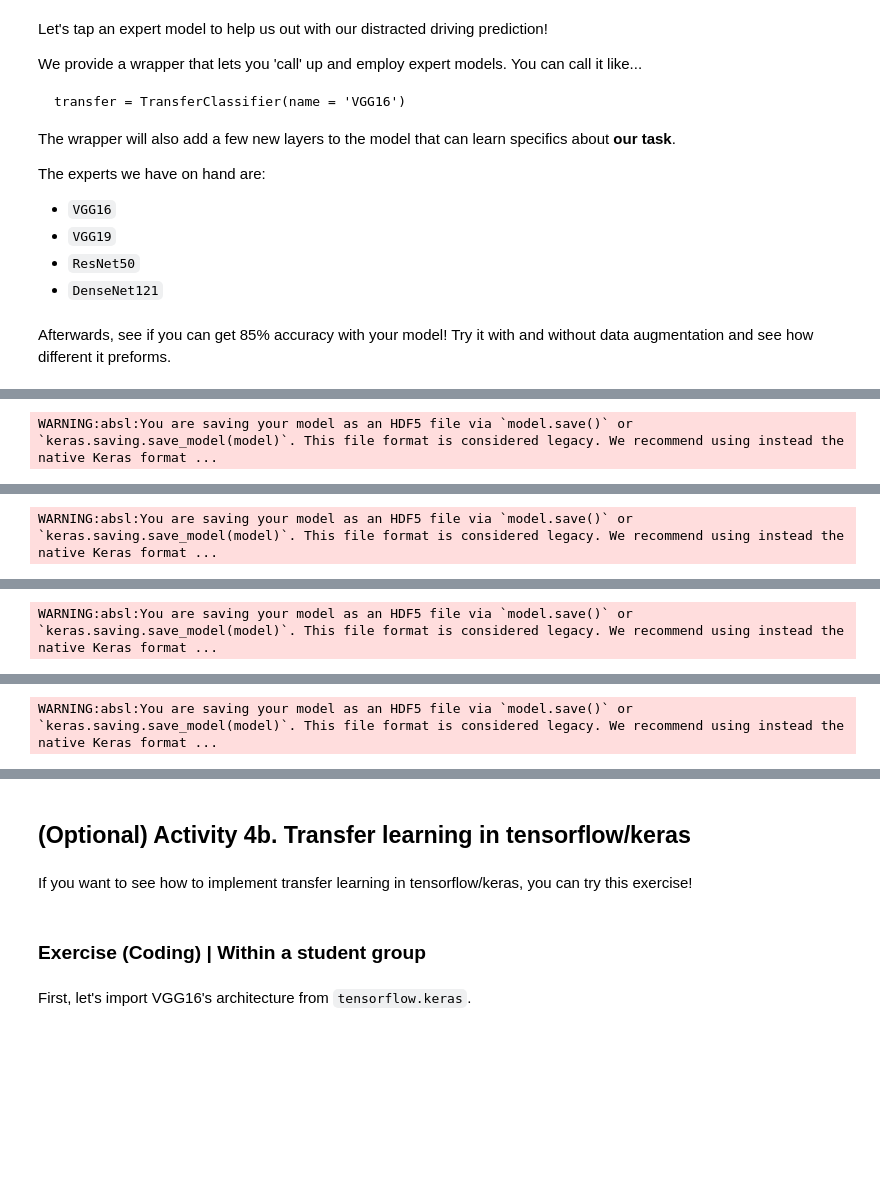
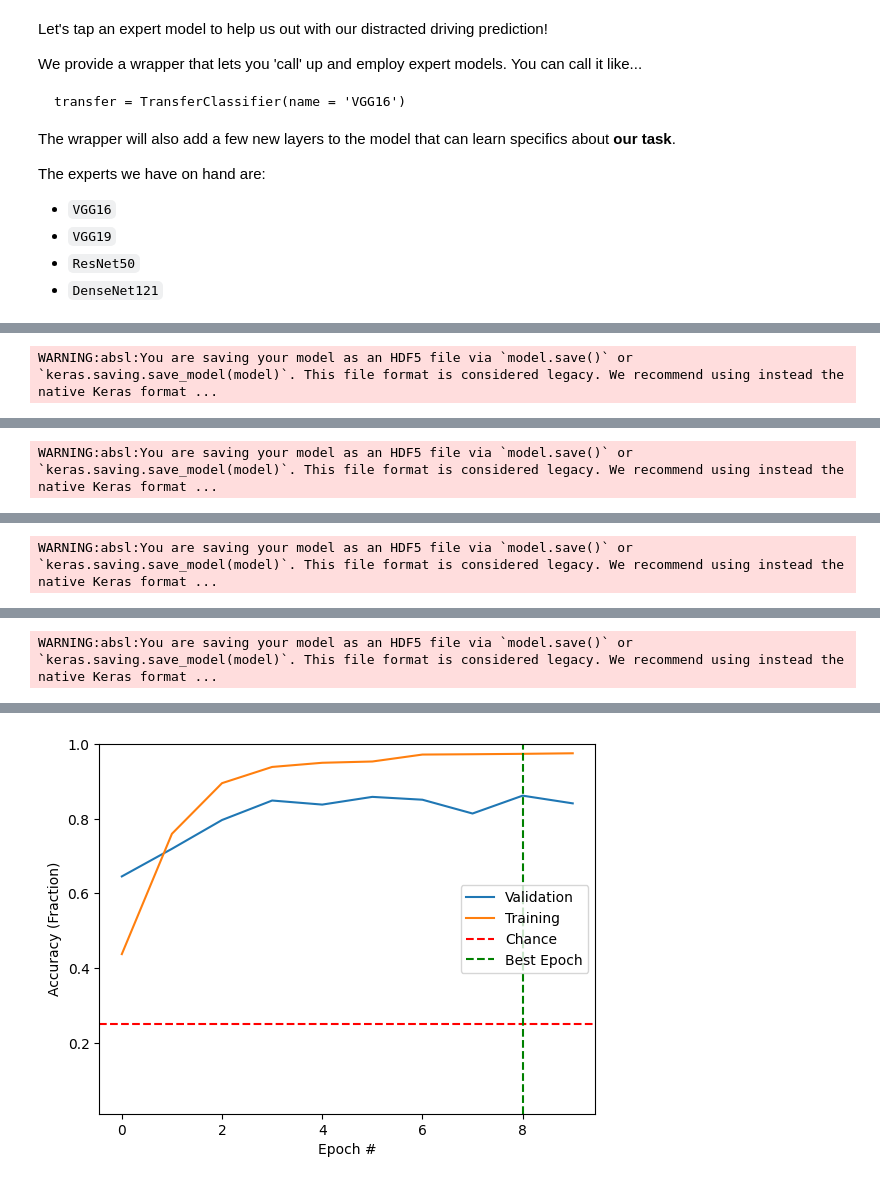
Before and after one commit to patelpayal2406/Distracted-Drivers-Detection, a Jupyter notebook: Payal_DistractedDrivers_Section2.ipynb, the cells around one changed output, grey strips where cells are left out. Saved outputs shown, nothing was run; the diff lists cells and outputs as text; code cells hidden in the pictures; blank space fills up the shorter version.

```diff
--- a/Payal_DistractedDrivers_Section2.ipynb
+++ b/Payal_DistractedDrivers_Section2.ipynb
@@ -12,8 +5,6 @@ In this notebook we will be:
 3.   Exploring Convolutional Neural Networks
 4.   Implementing Transfer Learning
 # %%
-#@title Run this to download data and prepare our environment! { display-mode: "form" }
-
 import numpy as np
 import pandas as pd
 
@@ -46,7 +37,7 @@ def label_to_numpy(labels):
   return final_labels
 
 class pkg:
-  #### DOWNLOADING AND LOADING DATA
+  # Downloading and loading data
   def get_metadata(metadata_path, which_splits = ['train', 'test']):
     '''returns metadata dataframe which contains columns of:
        * index: index of data into numpy data
@@ -57,7 +48,7 @@ class pkg:
     keep_idx = metadata['split'].isin(which_splits)
     metadata = metadata[keep_idx]
 
-    # Get dataframes for each class.
+    # Get dataframes for each class
     df_coffee_train = metadata[(metadata['class'] == 'DrinkingCoffee') & \
                          (metadata['split'] == 'train')]
     df_coffee_test = metadata[(metadata['class'] == 'DrinkingCoffee') & \
@@ -75,7 +66,7 @@ class pkg:
     df_radio_test = metadata[(metadata['class'] == 'UsingRadio') & \
                          (metadata['split'] == 'test')]
 
-    # Get number of items in class with lowest number of images.
+    # Get number of items in class with lowest number of images
     num_samples_train = min(df_coffee_train.shape[0], \
                             df_mirror_train.shape[0], \
                             df_attentive_train.shape[0], \
@@ -85,7 +76,7 @@ class pkg:
                             df_attentive_test.shape[0], \
                             df_radio_test.shape[0])
 
-    # Resample each of the classes and concatenate the images.
+    # Resample each of the classes and concatenate the images
     metadata_train = pd.concat([df_coffee_train.sample(num_samples_train), \
                           df_mirror_train.sample(num_samples_train), \
                           df_attentive_train.sample(num_samples_train), \
@@ -104,7 +95,7 @@ class pkg:
     returns images (data), labels from folder of format [image_folder]/[split_name]/[class_name]/
     flattens if flatten option is True
     '''
-    # Get dataframes for each class.
+    # Get dataframes for each class
     df_coffee_train = metadata[(metadata['class'] == 'DrinkingCoffee') & \
                          (metadata['split'] == 'train')]
     df_coffee_test = metadata[(metadata['class'] == 'DrinkingCoffee') & \
@@ -122,7 +113,7 @@ class pkg:
     df_radio_test = metadata[(metadata['class'] == 'UsingRadio') & \
                          (metadata['split'] == 'test')]
 
-    # Get number of items in class with lowest number of images.
+    # Get number of items in class with lowest number of images
     num_samples_train = min(df_coffee_train.shape[0], \
                             df_mirror_train.shape[0], \
                             df_attentive_train.shape[0], \
@@ -132,7 +123,7 @@ class pkg:
                             df_attentive_test.shape[0], \
                             df_radio_test.shape[0])
 
-    # Resample each of the classes and concatenate the images.
+    # Resample each of the classes and concatenate the images
     metadata_train = pd.concat([df_coffee_train.sample(num_samples_train), \
                           df_mirror_train.sample(num_samples_train), \
                           df_attentive_train.sample(num_samples_train), \
@@ -162,7 +153,7 @@ class pkg:
     return get_data_split('field', flatten, all_data, metadata, image_shape)
 
 class helpers:
-  #### PLOTTING
+  # Plotting
   def plot_image(data, num_ims, figsize=(8,6), labels = [], index = None, image_shape = [64,64,3]):
     '''
     if data is a single image, display that image
@@ -228,9 +219,9 @@ class helpers:
         stringlist.append(str(layer.activation))
 
     sms = "\n".join(stringlist)
-    sms = re.sub('_\d\d\d','', sms)
-    sms = re.sub('_\d\d','', sms)
-    sms = re.sub('_\d','', sms)
+    sms = re.sub(r'_\d\d\d','', sms)
+    sms = re.sub(r'_\d\d','', sms)
+    sms = re.sub(r'_\d','', sms)
     return sms
 
   # plotting model performance
@@ -285,7 +276,7 @@ class models:
 
     return expert_model
 
-### defining project variables
+# defining project variables
 # file variables
 # image_data_url       = 'https://drive.google.com/uc?id=1qmTuUyn0525-612yS-wkp8gHB72Wv_XP'
 # metadata_url         = 'https://drive.google.com/uc?id=1OfKnq3uIT29sXjWSZqOOpceig8Ul24OW'
@@ -300,15 +291,15 @@ nn_params['output_neurons']    = 4
 nn_params['loss']              = 'categorical_crossentropy'
 nn_params['output_activation'] = 'softmax'
 
-### Download data
+# Download data
 !wget -q --show-progress 'https://storage.googleapis.com/inspirit-ai-data-bucket-1/Data/AI%20Scholars/Sessions%206%20-%2010%20(Projects)/Project%20-%20Driver%20Distraction%20Detection/metadata.csv'
 !wget -q --show-progress 'https://storage.googleapis.com/inspirit-ai-data-bucket-1/Data/AI%20Scholars/Sessions%206%20-%2010%20(Projects)/Project%20-%20Driver%20Distraction%20Detection/image_data.npy'
 
-### pre-loading all data of interest
+# pre-loading all data of interest
 _all_data = np.load('image_data.npy')
 _metadata = pkg.get_metadata(metadata_path, ['train','test','field'])
 
-### preparing definitions
+# preparing definitions
 # downloading and loading data
 get_data_split = pkg.get_data_split
 get_metadata    = lambda :                 pkg.get_metadata(metadata_path, ['train','test'])
@@ -824,10 +777,8 @@ The experts we have on hand are:
 * `VGG19`
 * `ResNet50`
 * `DenseNet121`
-# %% [markdown]
-Afterwards, see if you can get 85% accuracy with your model! Try it with and without data augmentation and see how different it preforms.
 # %%
-# As always, we get our data first
+# we get our data first
 (X_train, y_train) = get_train_data(flatten=True)
 (X_test, y_test) = get_test_data(flatten=True)
 
@@ -837,9 +788,7 @@ X_test = X_test.reshape([-1, 64, 64, 3])
 y_train = label_to_numpy(y_train)
 y_test = label_to_numpy(y_test)
 
-### YOUR CODE HERE
-transfer = TransferClassifier(name = 'VGG19')
+transfer = TransferClassifier(name = 'VGG16')
 transfer.fit(data_augmentation.flow(X_train, y_train, batch_size=32), epochs = 10, validation_data = (X_test, y_test), shuffle = True, callbacks = [monitor])
 plot_acc(transfer.history)
-### END CODE
 # %% [output]
@@ -876,10 +827 @@ Epoch 10/10
+[figure, added]
-# %% [markdown]
-
-## (Optional) Activity 4b. Transfer learning in tensorflow/keras
-# %% [markdown]
-If you want to see how to implement transfer learning in tensorflow/keras, you can try this exercise!
-# %% [markdown]
-
-### Exercise (Coding) | Within a student group
-# %% [markdown]
-First, let's import VGG16's architecture from `tensorflow.keras`.
```
Also changed, not shown: parts of 45 cells of this notebook, 3 other files.
